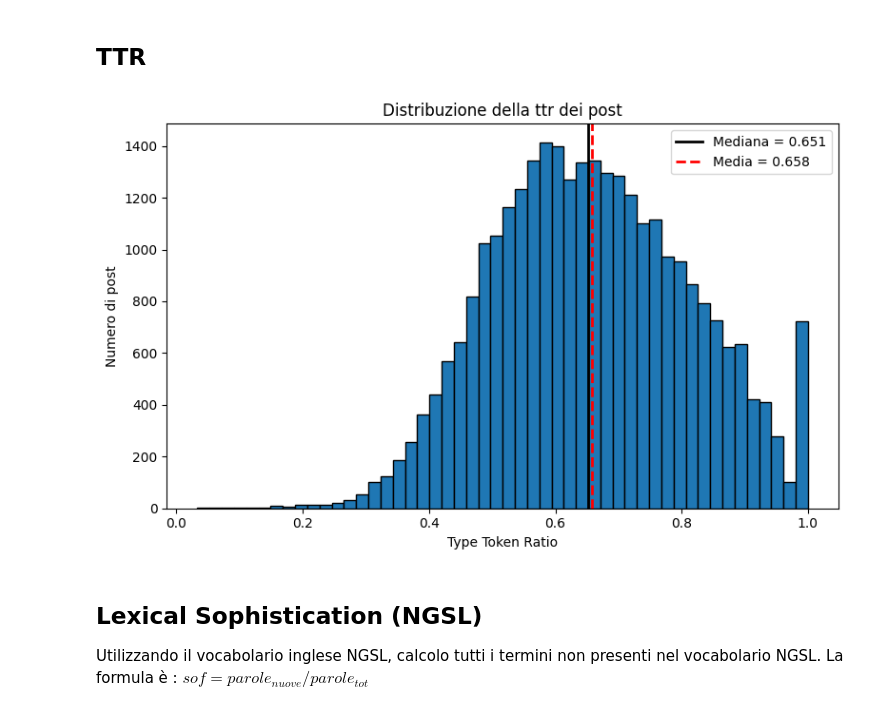
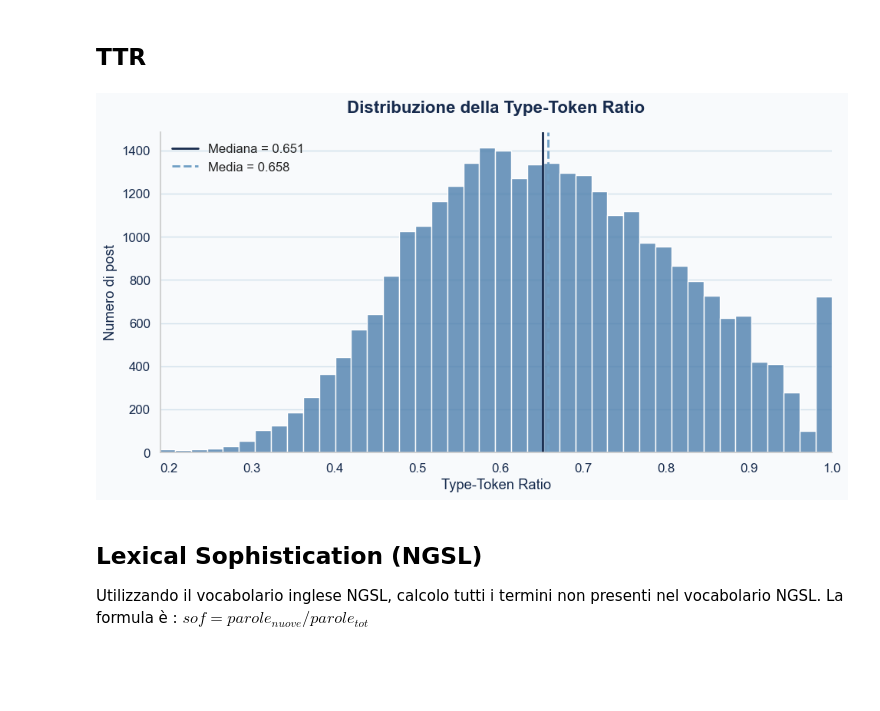
Before and after one commit to in-bloom/progetto_tirocinio, a Jupyter notebook: notebooks/2_analisi_post.ipynb, the cells around one changed output. Cells and saved outputs as stored; diff of their text form; code cells hidden in the pictures; blank space fills up the shorter version.

```diff
--- a/notebooks/2_analisi_post.ipynb
+++ b/notebooks/2_analisi_post.ipynb
@@ -74,30 +169,85 @@ plt.show()
 # %% [markdown]
 ## TTR
 # %%
+import matplotlib.pyplot as plt
+import seaborn as sns
 
+# Palette della presentazione
+blu_notte = "#172B4D"
+azzurro = "#4378A8"
+azzurro_chiaro = "#9ABDD5"
+sfondo = "#F8FAFC"
 
-plt.figure(figsize=(8, 5))
+# Stile
+sns.set_theme(style="whitegrid", font_scale=1.1)
 
-plt.hist(
-    data["ttr"].dropna(),
+fig, ax = plt.subplots(figsize=(10, 5.5))
+fig.patch.set_facecolor(sfondo)
+ax.set_facecolor(sfondo)
+
+# Istogramma
+sns.histplot(
+    data=data,
+    x="ttr",
     bins=50,
-    edgecolor="black"
+    color=azzurro,
+    edgecolor=None,
+    ax=ax
 )
+
+# Statistiche
 mediana_ttr = data["ttr"].median()
-media_ttr = data['ttr'].mean()
-plt.axvline(mediana_ttr, linestyle="-", linewidth=2, label=f"Mediana = {mediana_ttr:.3f}", color="black")
-plt.axvline(media_ttr, linestyle="--", linewidth=2, label=f"Media = {media_ttr:.3f}", color="r")
+media_ttr = data["ttr"].mean()
 
+ax.axvline(
+    mediana_ttr,
+    linestyle="-",
+    linewidth=2,
+    color=blu_notte,
+    label=f"Mediana = {mediana_ttr:.3f}"
+)
 
-plt.xlabel("Type Token Ratio")
-plt.ylabel("Numero di post")
-plt.title("Distribuzione della ttr dei post")
+ax.axvline(
+    media_ttr,
+    linestyle="--",
+    linewidth=2,
+    color="#6F9FC5",
+    label=f"Media = {media_ttr:.3f}"
+)
+
+# Titoli e assi
+ax.set_xlabel("Type-Token Ratio", color=blu_notte)
+ax.set_ylabel("Numero di post", color=blu_notte)
+ax.set_title(
+    "Distribuzione della Type-Token Ratio",
+    fontsize=16,
+    fontweight="bold",
+    color=blu_notte,
+    pad=18
+)
+
+# Rifiniture
+ax.grid(axis="y", color=azzurro_chiaro, alpha=0.4)
+ax.grid(axis="x", visible=False)
+ax.set_axisbelow(True)
+
+ax.tick_params(colors=blu_notte)
+sns.despine(ax=ax)
+
+ax.legend(frameon=False, loc="upper left")
+ax.set_xlim(0.19,1.0)
+
 plt.tight_layout()
-plt.legend()
+plt.show()
 
-plt.show()
+fig.savefig(
+    "distribuzione_ttr.svg",
+    format="svg",
+    bbox_inches="tight",
+    transparent=True
+)
 # %% [output]
-[figure, old version]
+[figure, new version]
 # %% [markdown]
 ## Lexical Sophistication (NGSL)
 Utilizzando il vocabolario inglese NGSL, calcolo tutti i termini non presenti nel vocabolario NGSL. La formula è :
```
Also changed, not shown: parts of 9 cells of this notebook, 5 other files.
